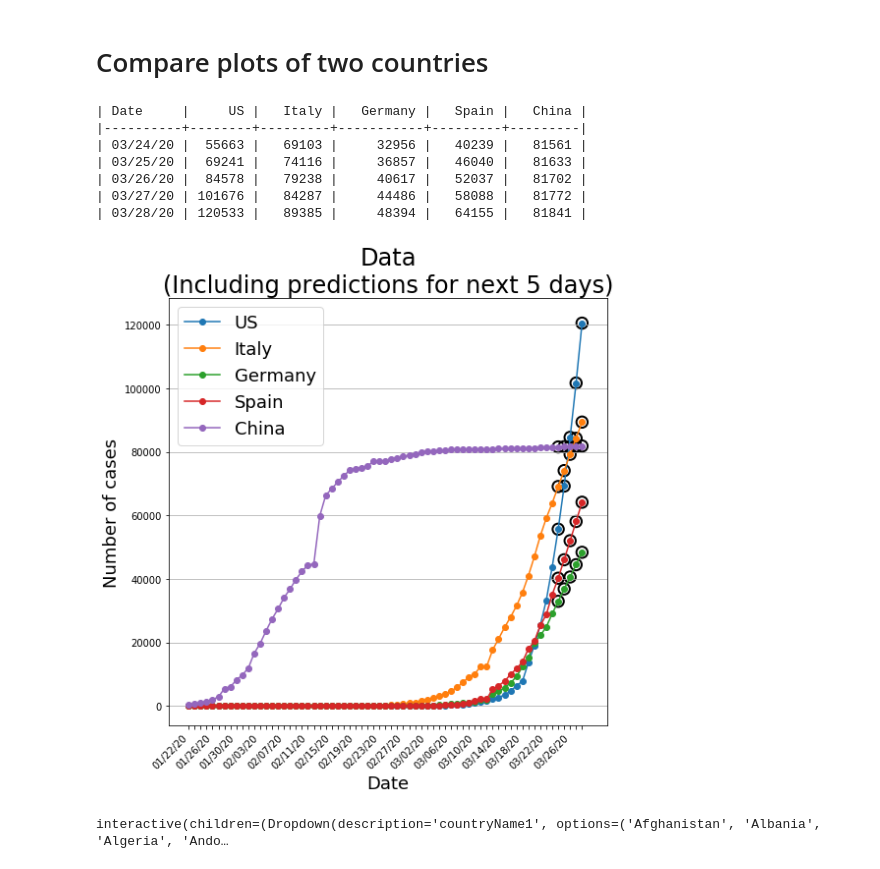
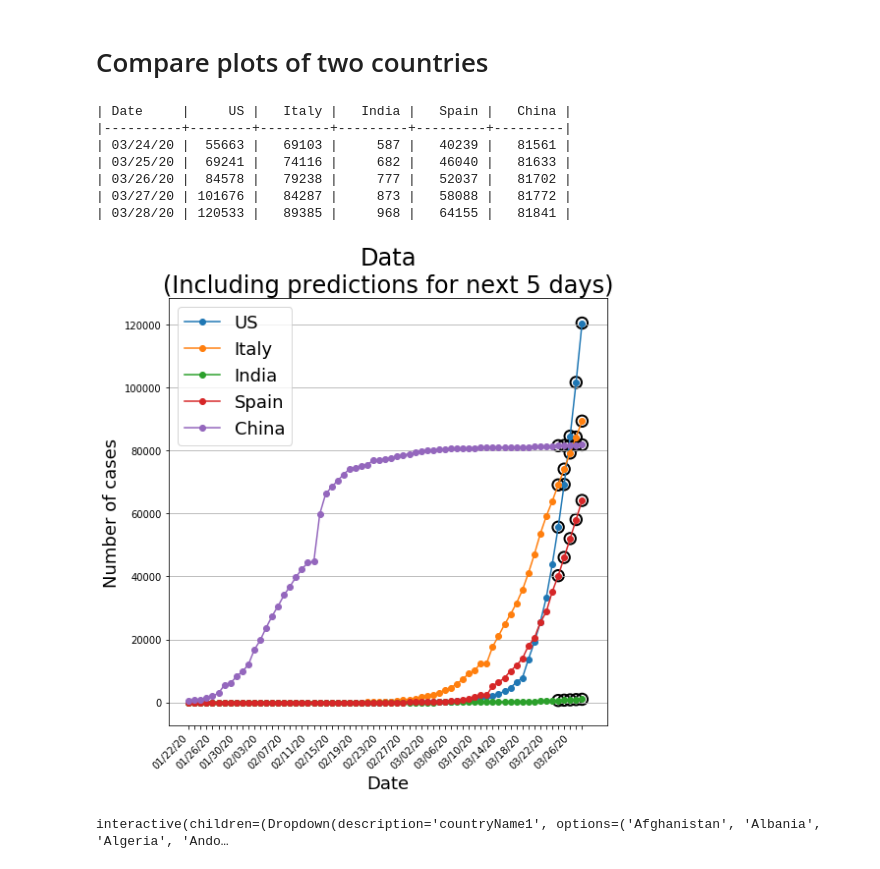
Before and after one commit to arkobarman/covid-19_timeSeriesAnalysis, a Jupyter notebook: time-series-predictions.ipynb, the cells around one changed output. Saved outputs shown, nothing was run; the diff lists cells and outputs as text; code cells hidden in the pictures.

```diff
--- a/time-series-predictions.ipynb
+++ b/time-series-predictions.ipynb
@@ -17,7 +17,7 @@ from tabulate import tabulate
 # This is not recommended but I am doing this to suppress warnings from SARIMAX
 warnings.simplefilter('ignore')
 
-dataDir = os.path.join('data', '03_23_2020_1939hours')
+dataDir = os.path.join('data', 'JHU', '03_23_2020_1939hours')
 # dataDir = '03_21_2020_2219hours'
 
 # These are old files
@@ -218,7 +218,7 @@ def getPredictionsForFuture(countryName,
     if returnResults:
         return allData, predData
 # %%
-allData, predData = getPredictionsForFuture('Italy',
+allData, predData = getPredictionsForFuture('India',
                                             invertible=False,
                                             plot=True,
                                             logScale=False,
@@ -354,16 +354,16 @@ def comparePlotsOfNCountries(countryNameList,
     if grid != None:
         plt.grid(axis=grid)
 # %%
-comparePlotsOfNCountries(['US', 'Italy', 'Germany', 'Spain', 'China'], nDays=5, grid='y')
+comparePlotsOfNCountries(['US', 'Italy', 'India', 'Spain', 'China'], nDays=5, grid='y')
 # %% [output]
-| Date     |     US |   Italy |   Germany |   Spain |   China |
-|----------+--------+---------+-----------+---------+---------|
-| 03/24/20 |  55663 |   69103 |     32956 |   40239 |   81561 |
-| 03/25/20 |  69241 |   74116 |     36857 |   46040 |   81633 |
-| 03/26/20 |  84578 |   79238 |     40617 |   52037 |   81702 |
-| 03/27/20 | 101676 |   84287 |     44486 |   58088 |   81772 |
-| 03/28/20 | 120533 |   89385 |     48394 |   64155 |   81841 |
+| Date     |     US |   Italy |   India |   Spain |   China |
+|----------+--------+---------+---------+---------+---------|
+| 03/24/20 |  55663 |   69103 |     587 |   40239 |   81561 |
+| 03/25/20 |  69241 |   74116 |     682 |   46040 |   81633 |
+| 03/26/20 |  84578 |   79238 |     777 |   52037 |   81702 |
+| 03/27/20 | 101676 |   84287 |     873 |   58088 |   81772 |
+| 03/28/20 | 120533 |   89385 |     968 |   64155 |   81841 |
-[figure, old version]
+[figure, new version]
 # %%
 # Interactive plot to compare data from 2 countries
 def comparePlotsOf2CountriesWrapper(countryName1,
```
Also changed, not shown: parts of 26 cells of this notebook, 15 other files.
